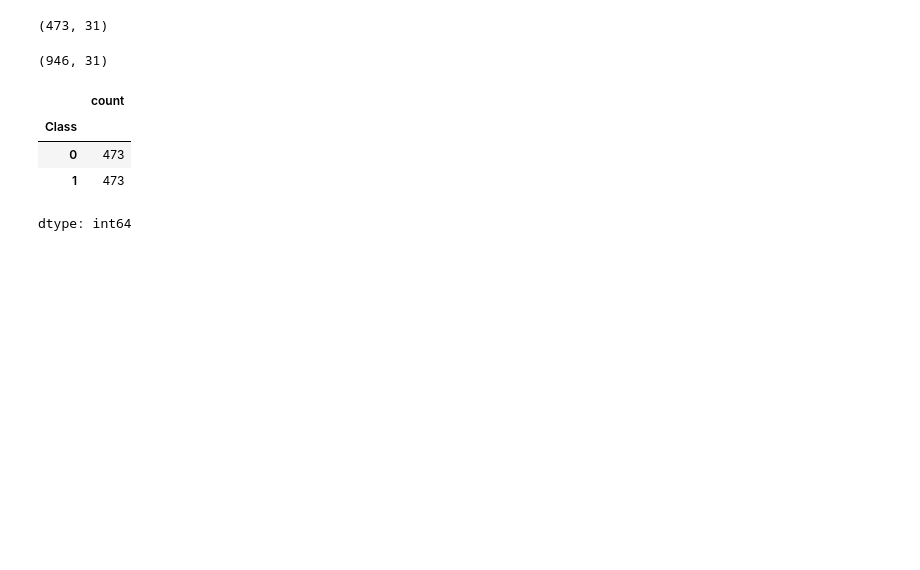
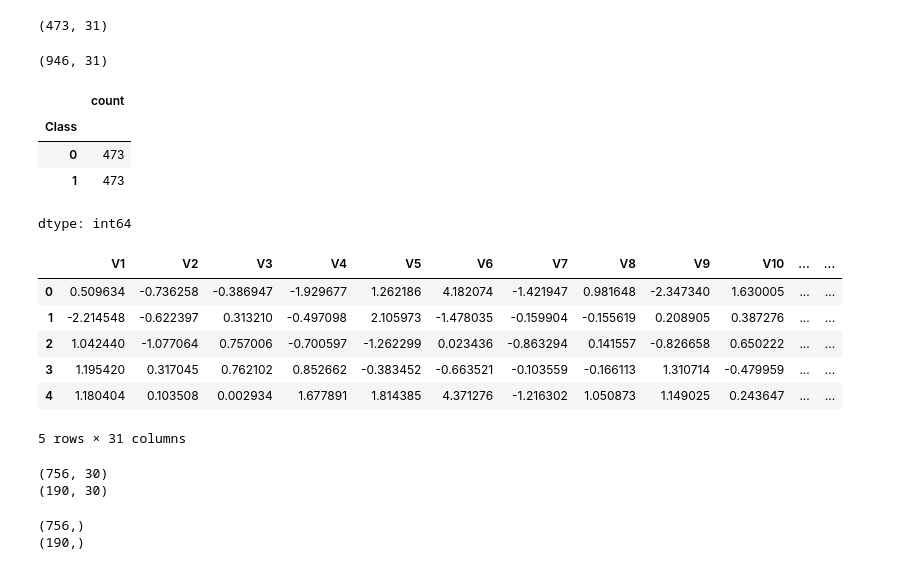
Before and after one commit to SurekhaBerlin/Credit-Card-Fraud-Prediction-using-ML, a Jupyter notebook: Credit_Card_Fraud_Prediction_using_ML_ipynb.ipynb, the cells around one changed output. Cells and saved outputs as stored; diff of their text form; code cells hidden in the pictures; blank space fills up the shorter version.

```diff
--- a/Credit_Card_Fraud_Prediction_using_ML_ipynb.ipynb
+++ b/Credit_Card_Fraud_Prediction_using_ML_ipynb.ipynb
@@ -248,3 +248,13 @@ df_new['Class'].value_counts()
 | 0 | 473 |
 | 1 | 473 |
 dtype: int64
+# %%
+df_new.head()
+# %% [output]
+|  | V1 | V2 | V3 | V4 | V5 | V6 | V7 | V8 | V9 | V10 | ... | ... |
+| 0 | 0.509634 | -0.736258 | -0.386947 | -1.929677 | 1.262186 | 4.182074 | -1.421947 | 0.981648 | -2.347340 | 1.630005 | ... | ... |
+| 1 | -2.214548 | -0.622397 | 0.313210 | -0.497098 | 2.105973 | -1.478035 | -0.159904 | -0.155619 | 0.208905 | 0.387276 | ... | ... |
+| 2 | 1.042440 | -1.077064 | 0.757006 | -0.700597 | -1.262299 | 0.023436 | -0.863294 | 0.141557 | -0.826658 | 0.650222 | ... | ... |
+| 3 | 1.195420 | 0.317045 | 0.762102 | 0.852662 | -0.383452 | -0.663521 | -0.103559 | -0.166113 | 1.310714 | -0.479959 | ... | ... |
+| 4 | 1.180404 | 0.103508 | 0.002934 | 1.677891 | 1.814385 | 4.371276 | -1.216302 | 1.050873 | 1.149025 | 0.243647 | ... | ... |
+5 rows × 31 columns
@@ -250,0 +266,12 @@ dtype: int64
+# %%
+print(X_train.shape)
+print(X_test.shape)
+# %% [output]
+(756, 30)
+(190, 30)
+# %%
+print(y_train.shape)
+print(y_test.shape)
+# %% [output]
+(756,)
+(190,)
```
Also changed, not shown: parts of 4 cells of this notebook.
